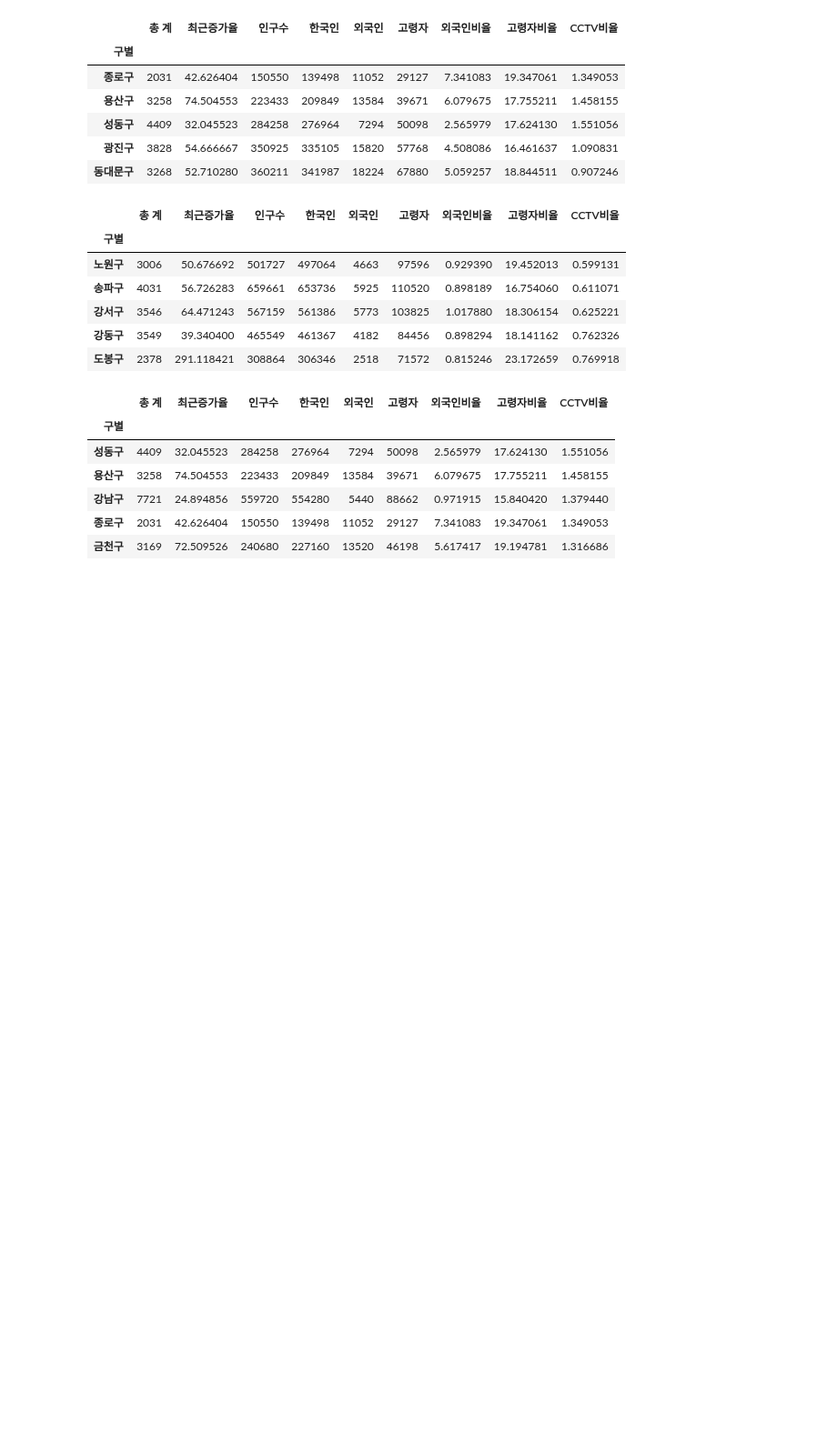
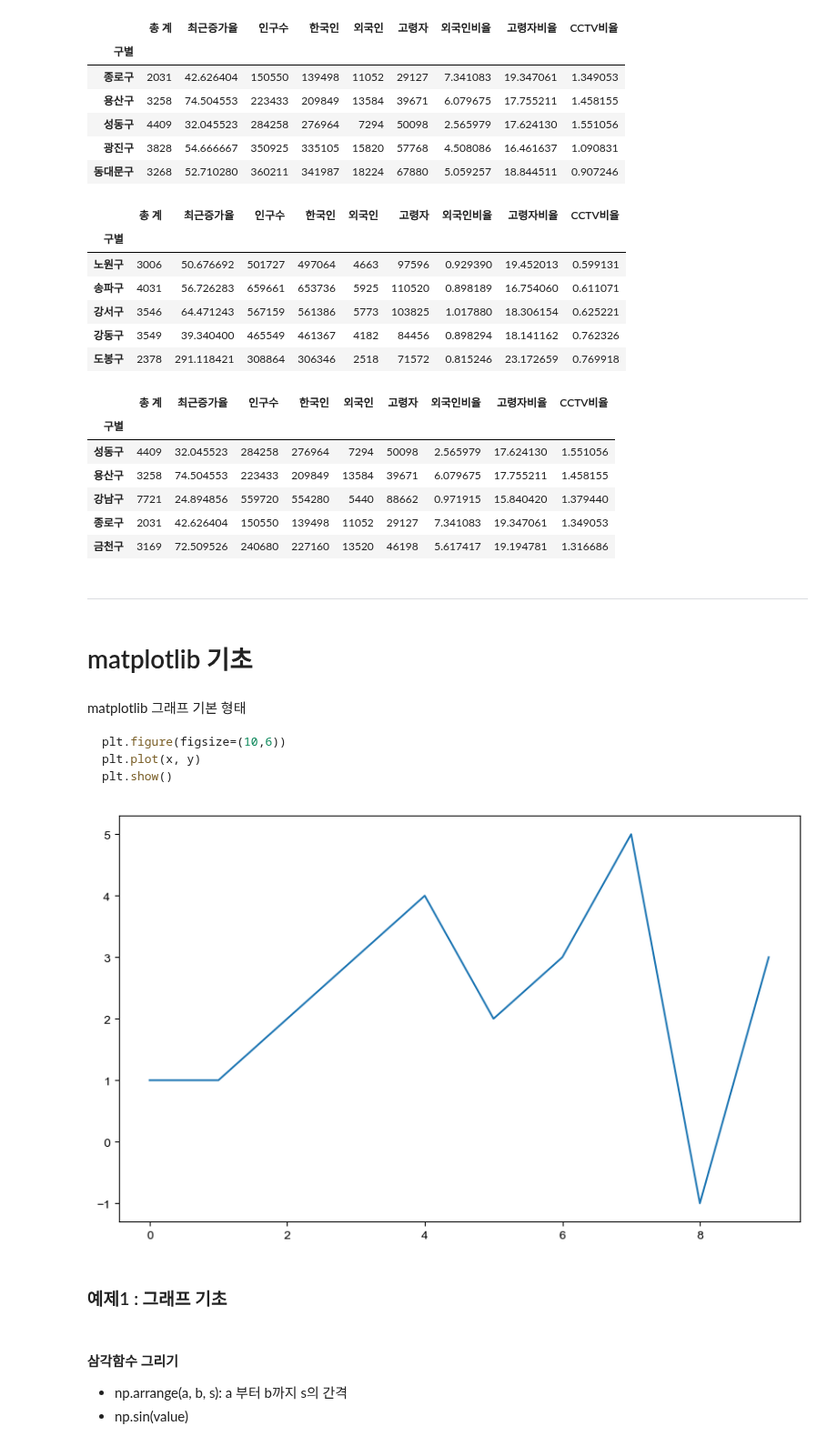
Before and after one commit to solpinetree/ds_study, a Jupyter notebook: source_code/01.Analysis Seoul CCTV.ipynb, the cells around one changed output. Shown at 91% size. Saved outputs shown, nothing was run; the diff lists cells and outputs as text; code cells hidden in the pictures; blank space fills up the shorter version.

Commit message:
matplotlib 기초

````diff
--- a/source_code/01.Analysis Seoul CCTV.ipynb
+++ b/source_code/01.Analysis Seoul CCTV.ipynb
@@ -1046,3 +1047,7 @@ data_result.sort_values(by="CCTV비율", ascending=False).head()
 | 강남구 | 7721 | 24.894856 | 559720 | 554280 | 5440 | 88662 | 0.971915 | 15.840420 | 1.379440 |
 | 종로구 | 2031 | 42.626404 | 150550 | 139498 | 11052 | 29127 | 7.341083 | 19.347061 | 1.349053 |
 | 금천구 | 3169 | 72.509526 | 240680 | 227160 | 13520 | 46198 | 5.617417 | 19.194781 | 1.316686 |
+# %% [markdown]
+---
+# %% [markdown]
+# matplotlib 기초
@@ -1048,0 +1061,20 @@ data_result.sort_values(by="CCTV비율", ascending=False).head()
+# %% [markdown]
+matplotlib 그래프 기본 형태
+
+```python
+plt.figure(figsize=(10,6))
+plt.plot(x, y)
+plt.show()
+```
+# %%
+plt.figure(figsize = (10, 6))
+plt.plot([0, 1, 2, 3, 4, 5, 6, 7, 8, 9], [1, 1, 2, 3, 4, 2, 3, 5, -1, 3])
+plt.show()
+# %% [output]
+[figure, added]
+# %% [markdown]
+### 예제1 : 그래프 기초
+# %% [markdown]
+#### 삼각함수 그리기
+- np.arrange(a, b, s): a 부터 b까지 s의 간격
+- np.sin(value)
````
Also changed, not shown: parts of 65 cells of this notebook.
